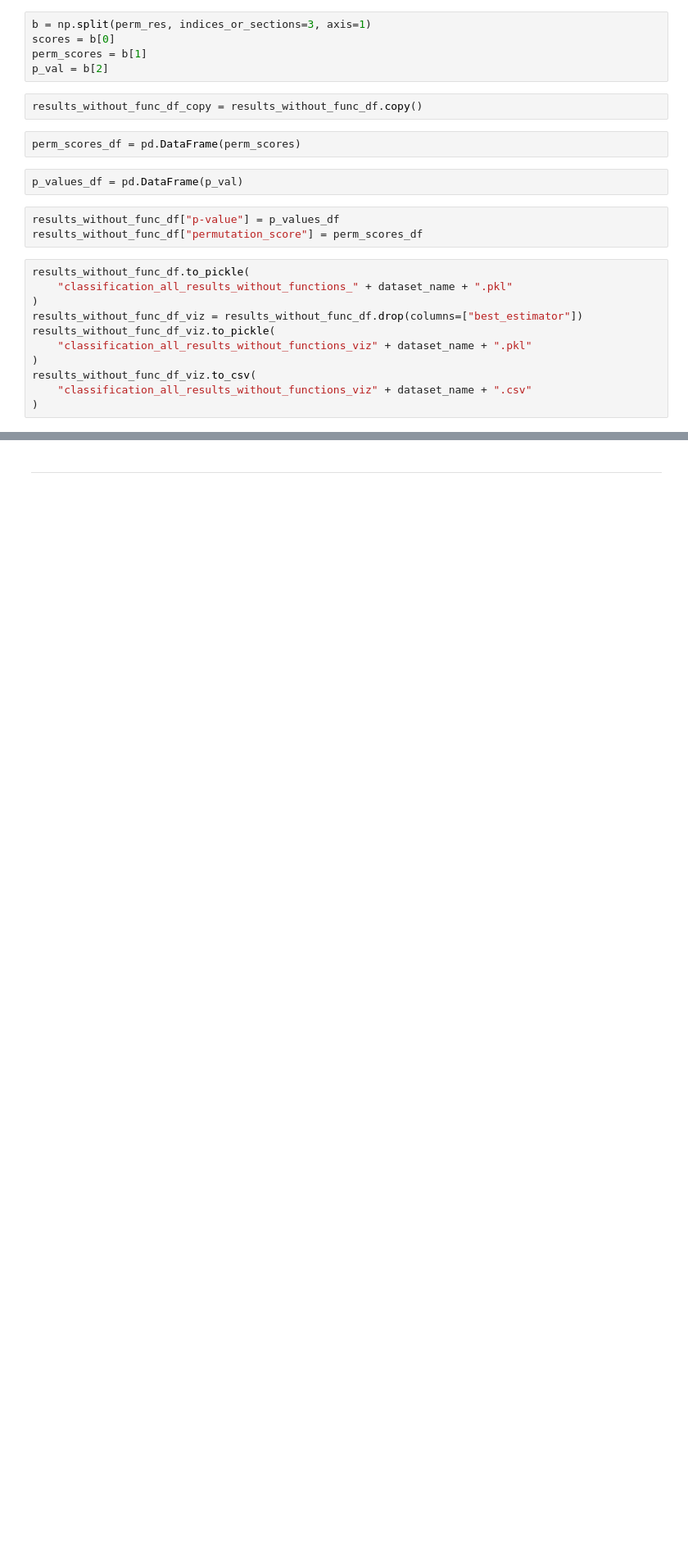
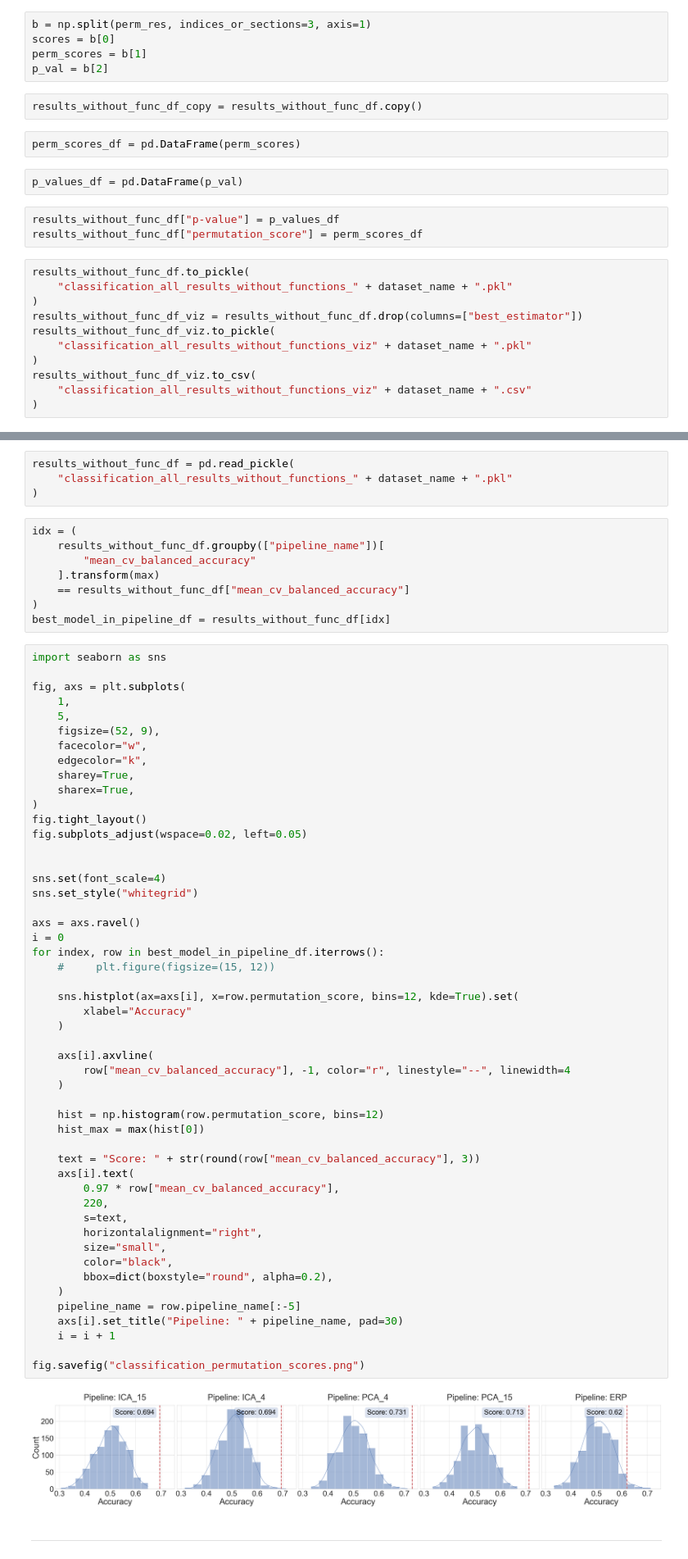
Before and after one commit to filyp/erpinator, a Jupyter notebook: notebooks/rumination_classification/rumination_classification.ipynb, the cells around one changed output, grey strips where cells are left out. Shown at 82% size. Cells and saved outputs as stored; diff of their text form; blank space fills up the shorter version.

Commit message:
Results visualzations

```diff
--- a/notebooks/rumination_classification/rumination_classification.ipynb
+++ b/notebooks/rumination_classification/rumination_classification.ipynb
@@ -1154,2 +1169,66 @@ results_without_func_df_viz.to_csv(
+# %%
+results_without_func_df = pd.read_pickle(
+    "classification_all_results_without_functions_" + dataset_name + ".pkl"
+)
+# %%
+idx = (
+    results_without_func_df.groupby(["pipeline_name"])[
+        "mean_cv_balanced_accuracy"
+    ].transform(max)
+    == results_without_func_df["mean_cv_balanced_accuracy"]
+)
+best_model_in_pipeline_df = results_without_func_df[idx]
+# %%
+import seaborn as sns
+
+fig, axs = plt.subplots(
+    1,
+    5,
+    figsize=(52, 9),
+    facecolor="w",
+    edgecolor="k",
+    sharey=True,
+    sharex=True,
+)
+fig.tight_layout()
+fig.subplots_adjust(wspace=0.02, left=0.05)
+
+
+sns.set(font_scale=4)
+sns.set_style("whitegrid")
+
+axs = axs.ravel()
+i = 0
+for index, row in best_model_in_pipeline_df.iterrows():
+    #     plt.figure(figsize=(15, 12))
+
+    sns.histplot(ax=axs[i], x=row.permutation_score, bins=12, kde=True).set(
+        xlabel="Accuracy"
+    )
+
+    axs[i].axvline(
+        row["mean_cv_balanced_accuracy"], -1, color="r", linestyle="--", linewidth=4
+    )
+
+    hist = np.histogram(row.permutation_score, bins=12)
+    hist_max = max(hist[0])
+
+    text = "Score: " + str(round(row["mean_cv_balanced_accuracy"], 3))
+    axs[i].text(
+        0.97 * row["mean_cv_balanced_accuracy"],
+        220,
+        s=text,
+        horizontalalignment="right",
+        size="small",
+        color="black",
+        bbox=dict(boxstyle="round", alpha=0.2),
+    )
+    pipeline_name = row.pipeline_name[:-5]
+    axs[i].set_title("Pipeline: " + pipeline_name, pad=30)
+    i = i + 1
+
+fig.savefig("classification_permutation_scores.png")
+# %% [output]
+[figure, added]
 # %% [markdown]
 ---------------------
```
Also changed, not shown: parts of 32 cells of this notebook, 48 other files.
